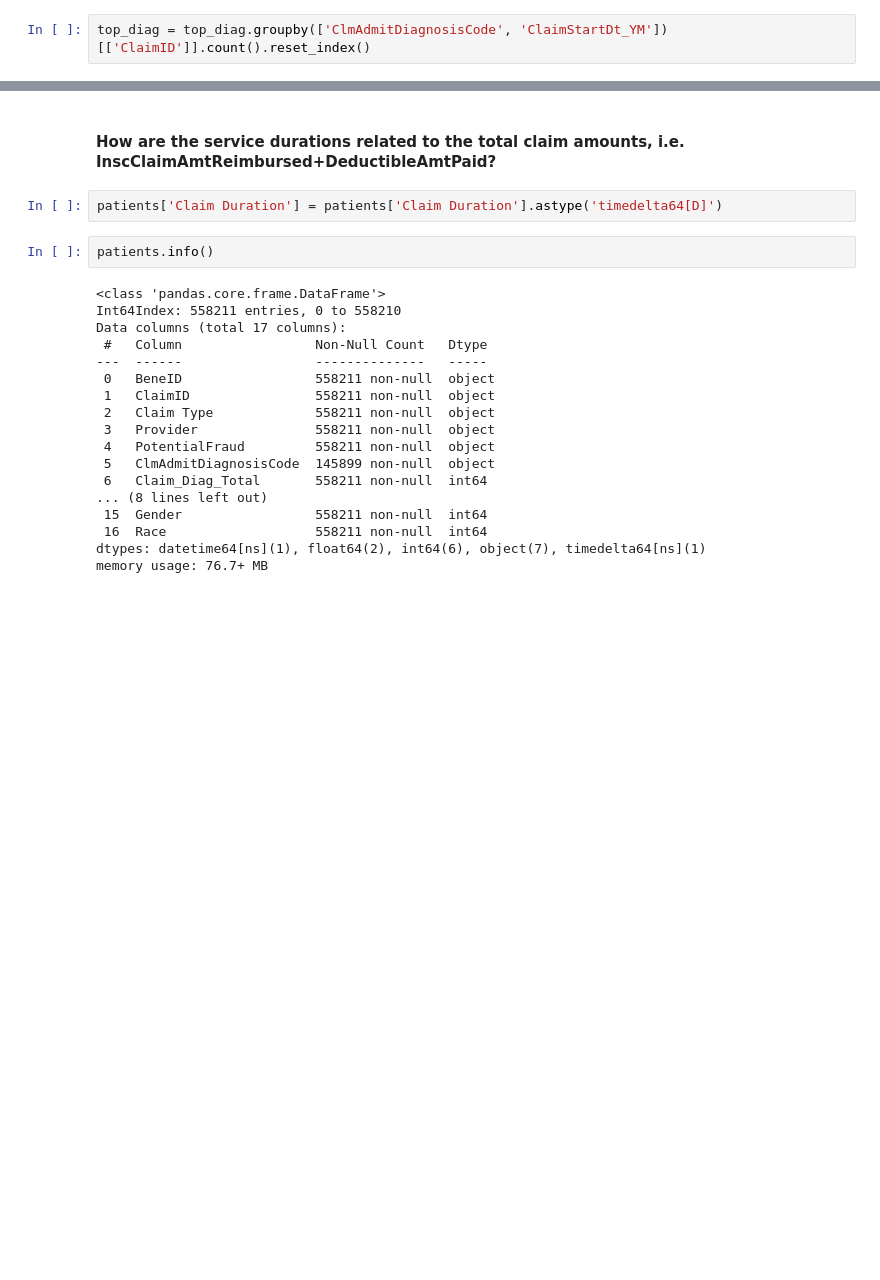
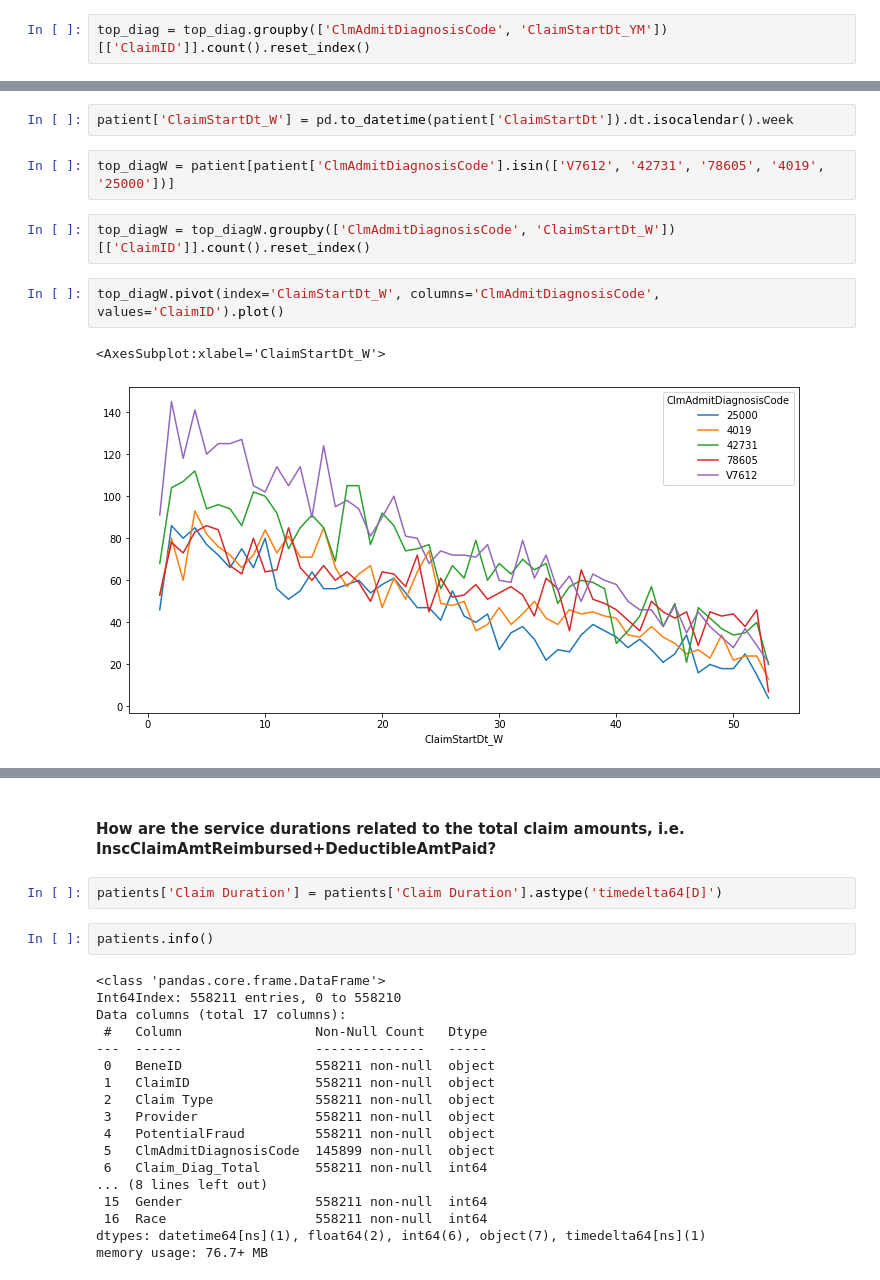
Before and after one commit to hedgekim/Healthcare-Fraud, a Jupyter notebook: Healthcare Fraud.ipynb, the cells around one changed output, grey strips where cells are left out. Drawn from its saved outputs; the diff is of its cells as text; blank space fills up the shorter version.

```diff
--- a/Healthcare Fraud.ipynb
+++ b/Healthcare Fraud.ipynb
@@ -681,0 +704,11 @@ array(['2008-12', '2009-01', '2009-02', '2009-03', '2009-04', '2009-05',
+# %%
+patient['ClaimStartDt_W'] = pd.to_datetime(patient['ClaimStartDt']).dt.isocalendar().week
+# %%
+top_diagW = patient[patient['ClmAdmitDiagnosisCode'].isin(['V7612', '42731', '78605', '4019', '25000'])]
+# %%
+top_diagW = top_diagW.groupby(['ClmAdmitDiagnosisCode', 'ClaimStartDt_W'])[['ClaimID']].count().reset_index()
+# %%
+top_diagW.pivot(index='ClaimStartDt_W', columns='ClmAdmitDiagnosisCode', values='ClaimID').plot()
+# %% [output]
+<AxesSubplot:xlabel='ClaimStartDt_W'>
+[figure, added]
```
Also changed, not shown: parts of 21 cells of this notebook, 1 other file.
